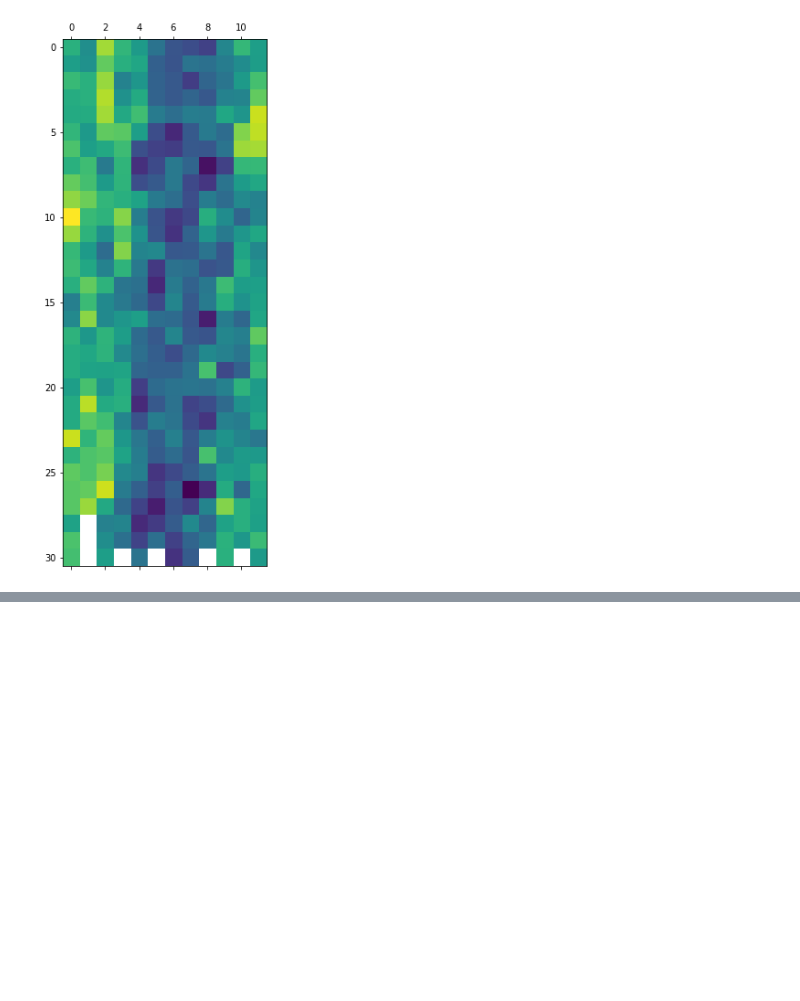
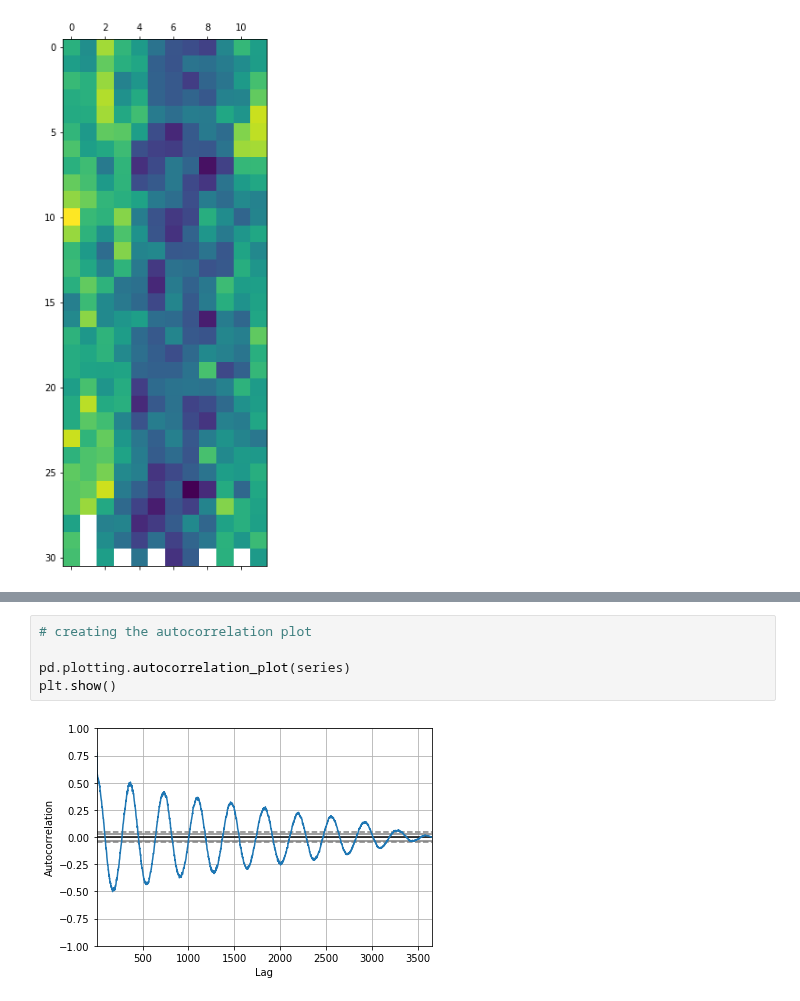
Before and after one commit to ayosamobitade/Time-Series-Analytic-Projects, a Jupyter notebook: Daily Minimum Temperature/Daily Minimum Temperature.ipynb, the cells around one changed output, grey strips where cells are left out. Cells and saved outputs as stored; diff of their text form; blank space fills up the shorter version.

```diff
--- a/Daily Minimum Temperature/Daily Minimum Temperature.ipynb
+++ b/Daily Minimum Temperature/Daily Minimum Temperature.ipynb
@@ -200,0 +221,7 @@ plt.show()
+# %%
+# creating the autocorrelation plot
+
+pd.plotting.autocorrelation_plot(series)
+plt.show()
+# %% [output]
+[figure, added]
```
Also changed, not shown: parts of 2 cells of this notebook.
